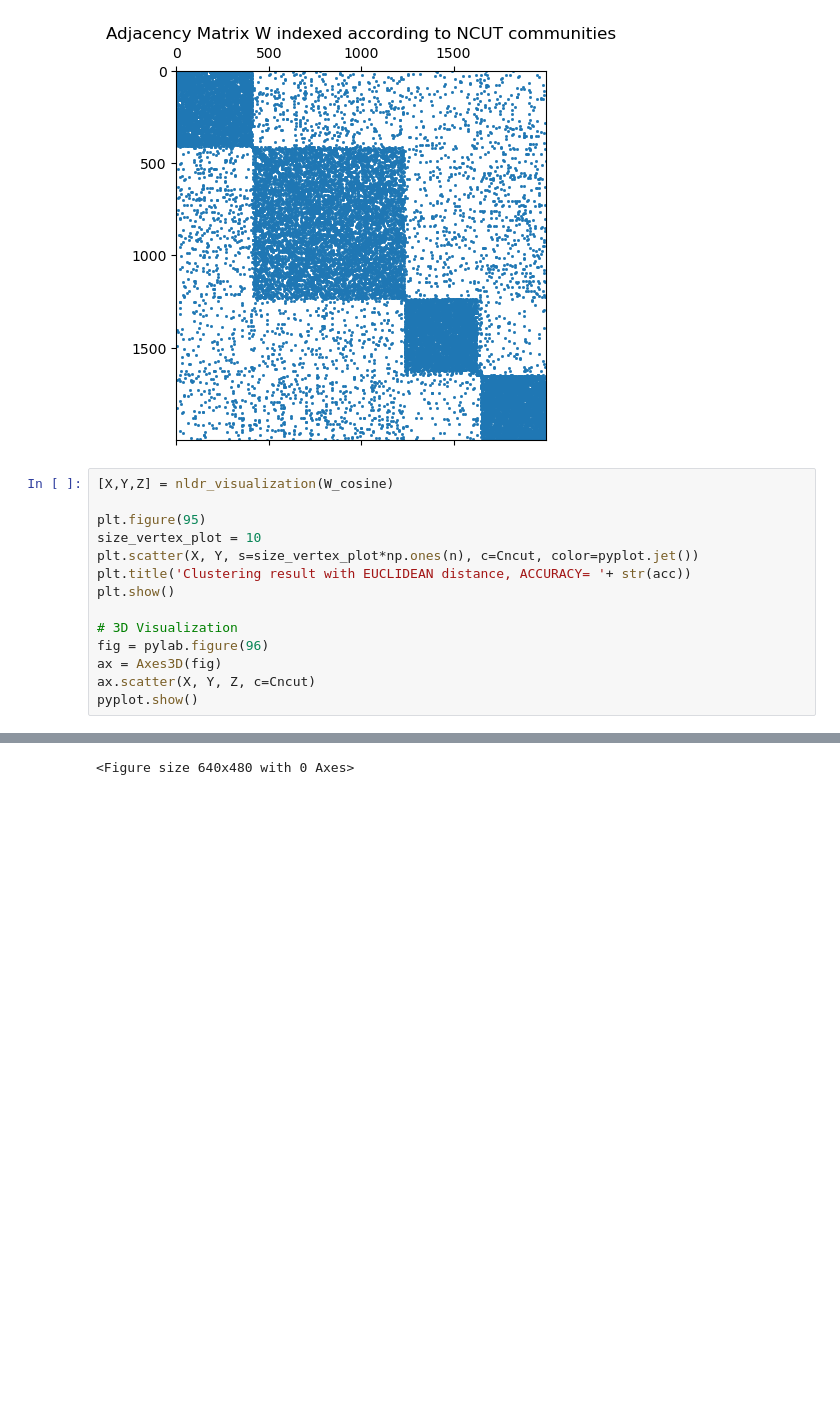
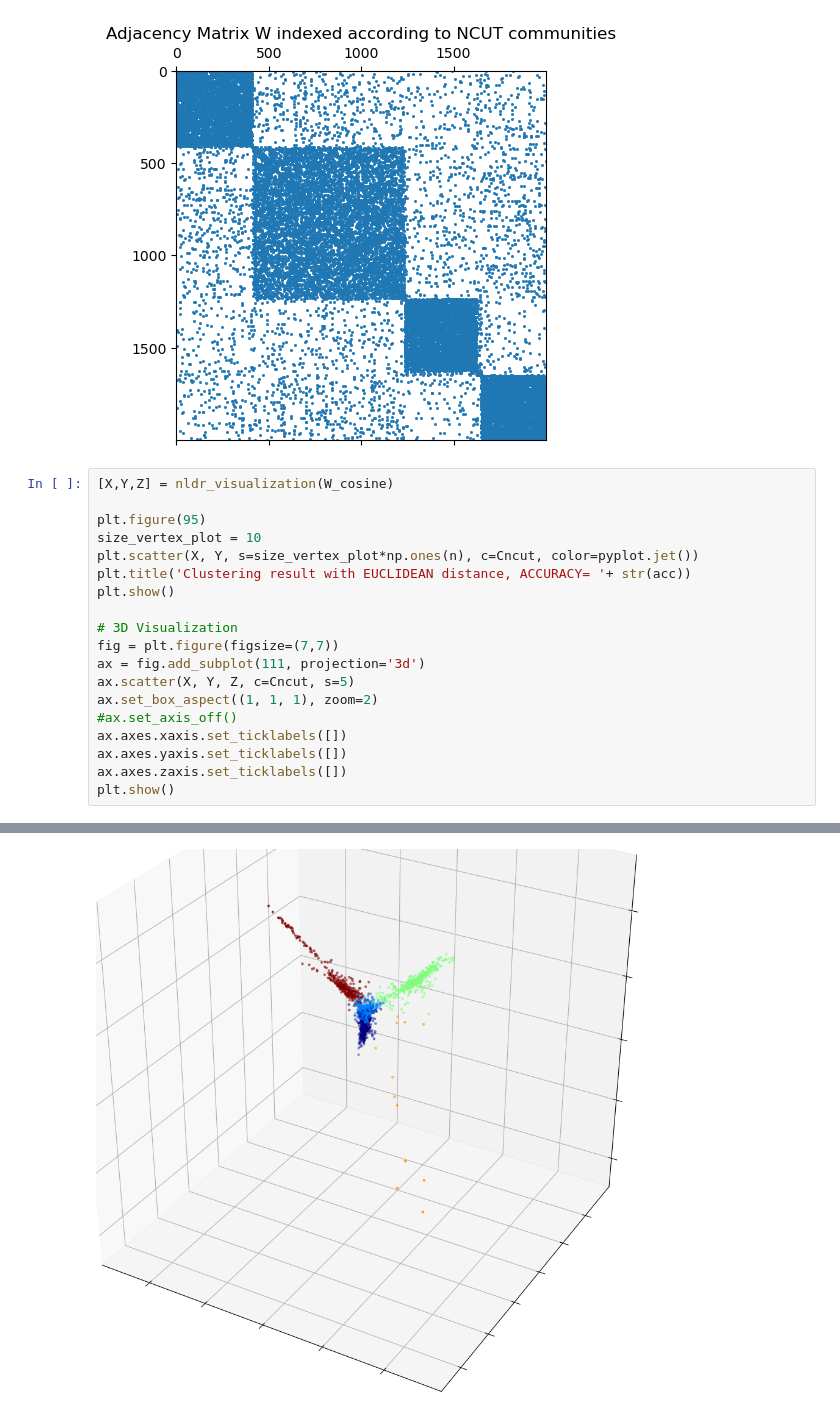
Before and after one commit to xbresson/GML2023, a Jupyter notebook: codes/02_Graph_Science/code04.ipynb, the cells around one changed output, grey strips where cells are left out. Cells and saved outputs as stored; diff of their text form; blank space fills up the shorter version.

```diff
--- a/codes/02_Graph_Science/code04.ipynb
+++ b/codes/02_Graph_Science/code04.ipynb
@@ -161,17 +161,22 @@ plt.show()
 # %%
 [X,Y,Z] = nldr_visualization(W_cosine)
 
 plt.figure(95)
 size_vertex_plot = 10
 plt.scatter(X, Y, s=size_vertex_plot*np.ones(n), c=Cncut, color=pyplot.jet())
 plt.title('Clustering result with EUCLIDEAN distance, ACCURACY= '+ str(acc))
 plt.show()
 
 # 3D Visualization
-fig = pylab.figure(96)
-ax = Axes3D(fig)
-ax.scatter(X, Y, Z, c=Cncut)
-pyplot.show()
+fig = plt.figure(figsize=(7,7))
+ax = fig.add_subplot(111, projection='3d')
+ax.scatter(X, Y, Z, c=Cncut, s=5)
+ax.set_box_aspect((1, 1, 1), zoom=2)
+#ax.set_axis_off()
+ax.axes.xaxis.set_ticklabels([])
+ax.axes.yaxis.set_ticklabels([])
+ax.axes.zaxis.set_ticklabels([])
+plt.show()
 # %% [output]
 [figure]
-<Figure size 640x480 with 0 Axes>
+[figure, added]
```
Also changed, not shown: parts of 1 cell of this notebook, 3 other files.
